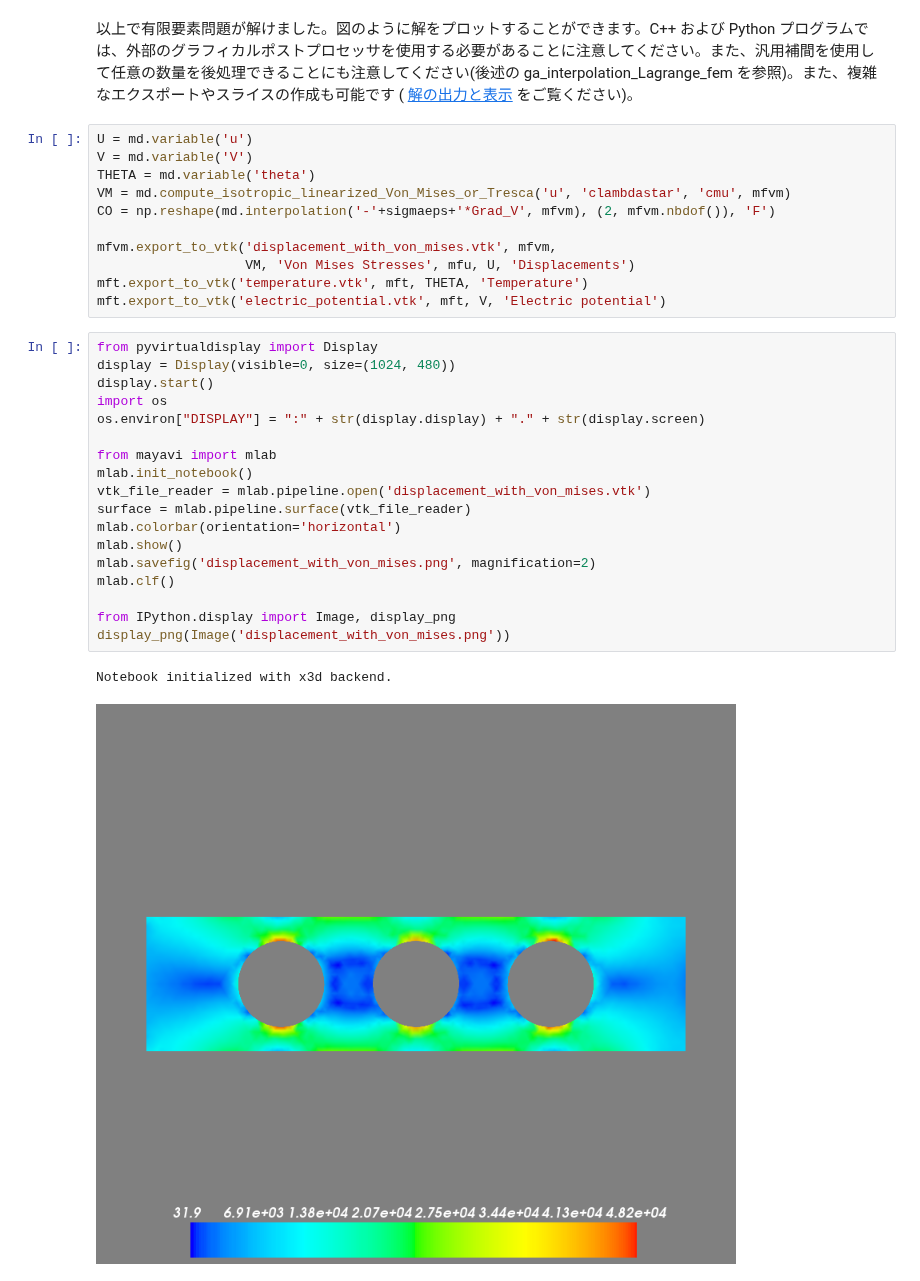
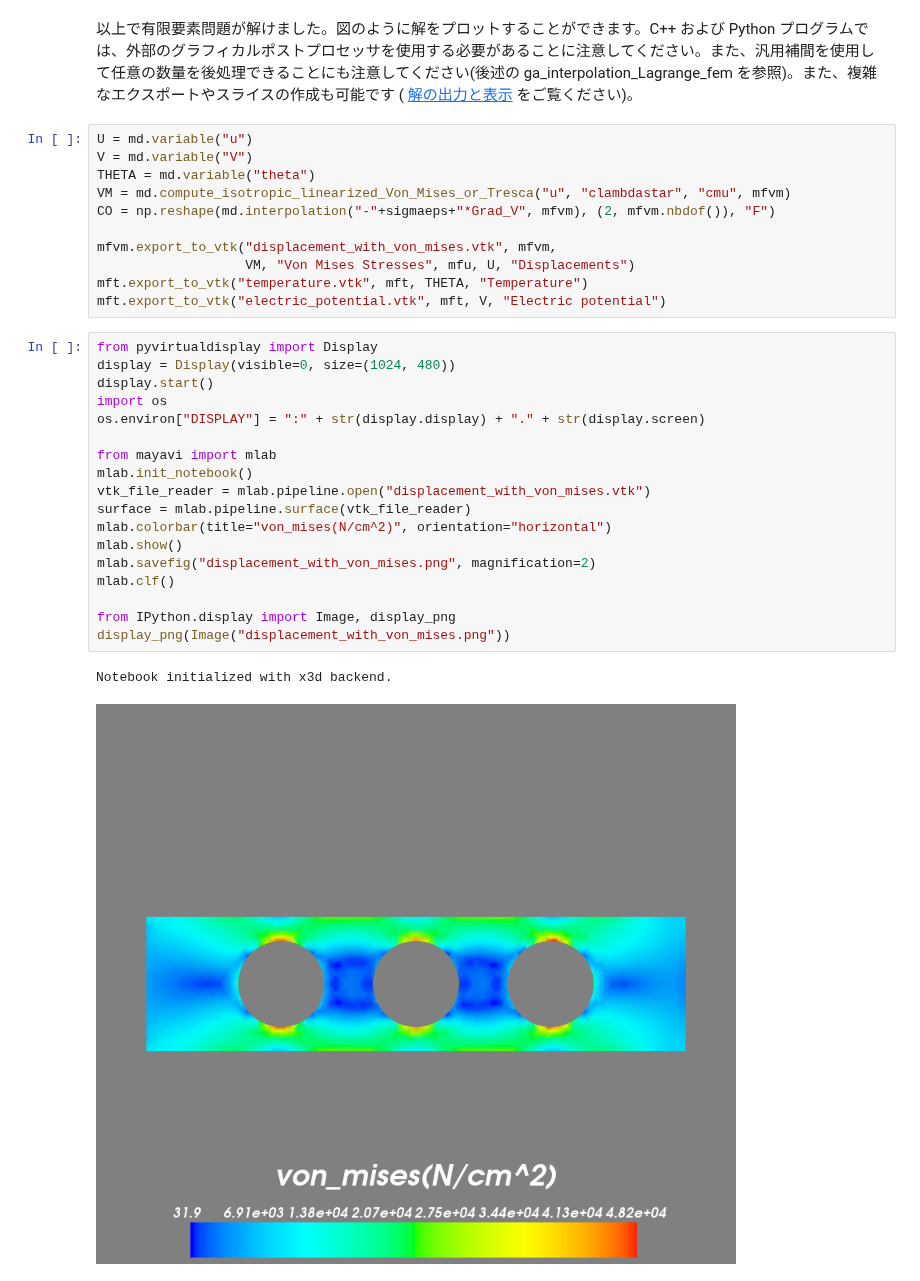
Before and after one commit to tkoyama010/Colaboratory, a Jupyter notebook: thermo_coupling.ipynb, the cells around one changed output. Drawn from its saved outputs; the diff is of its cells as text.

```diff
--- a/thermo_coupling.ipynb
+++ b/thermo_coupling.ipynb
@@ -386,34 +393,34 @@ md.solve('max_res', 1E-9, 'max_iter', 100, 'noisy')
 # %% [markdown]
 以上で有限要素問題が解けました。図のように解をプロットすることができます。C++ および Python プログラムでは、外部のグラフィカルポストプロセッサを使用する必要があることに注意してください。また、汎用補間を使用して任意の数量を後処理できることにも注意してください(後述の ga_interpolation_Lagrange_fem を参照)。また、複雑なエクスポートやスライスの作成も可能です ( [解の出力と表示](https://getfem.readthedocs.io/ja/latest/userdoc/export.html#ud-export) をご覧ください)。
 # %%
-U = md.variable('u')
-V = md.variable('V')
-THETA = md.variable('theta')
-VM = md.compute_isotropic_linearized_Von_Mises_or_Tresca('u', 'clambdastar', 'cmu', mfvm)
-CO = np.reshape(md.interpolation('-'+sigmaeps+'*Grad_V', mfvm), (2, mfvm.nbdof()), 'F')
+U = md.variable("u")
+V = md.variable("V")
+THETA = md.variable("theta")
+VM = md.compute_isotropic_linearized_Von_Mises_or_Tresca("u", "clambdastar", "cmu", mfvm)
+CO = np.reshape(md.interpolation("-"+sigmaeps+"*Grad_V", mfvm), (2, mfvm.nbdof()), "F")
 
-mfvm.export_to_vtk('displacement_with_von_mises.vtk', mfvm,
-                   VM, 'Von Mises Stresses', mfu, U, 'Displacements')
-mft.export_to_vtk('temperature.vtk', mft, THETA, 'Temperature')
-mft.export_to_vtk('electric_potential.vtk', mft, V, 'Electric potential')
+mfvm.export_to_vtk("displacement_with_von_mises.vtk", mfvm,
+                   VM, "Von Mises Stresses", mfu, U, "Displacements")
+mft.export_to_vtk("temperature.vtk", mft, THETA, "Temperature")
+mft.export_to_vtk("electric_potential.vtk", mft, V, "Electric potential")
 # %%
 from pyvirtualdisplay import Display
 display = Display(visible=0, size=(1024, 480))
 display.start()
 import os
 os.environ["DISPLAY"] = ":" + str(display.display) + "." + str(display.screen)
 
 from mayavi import mlab
 mlab.init_notebook()
-vtk_file_reader = mlab.pipeline.open('displacement_with_von_mises.vtk')
+vtk_file_reader = mlab.pipeline.open("displacement_with_von_mises.vtk")
 surface = mlab.pipeline.surface(vtk_file_reader)
-mlab.colorbar(orientation='horizontal')
+mlab.colorbar(title="von_mises(N/cm^2)", orientation="horizontal")
 mlab.show()
-mlab.savefig('displacement_with_von_mises.png', magnification=2)
+mlab.savefig("displacement_with_von_mises.png", magnification=2)
 mlab.clf()
 
 from IPython.display import Image, display_png
-display_png(Image('displacement_with_von_mises.png'))
+display_png(Image("displacement_with_von_mises.png"))
 # %% [output]
 Notebook initialized with x3d backend.
-[figure, old version]
+[figure, new version]
```
Also changed, not shown: parts of 18 cells of this notebook.
